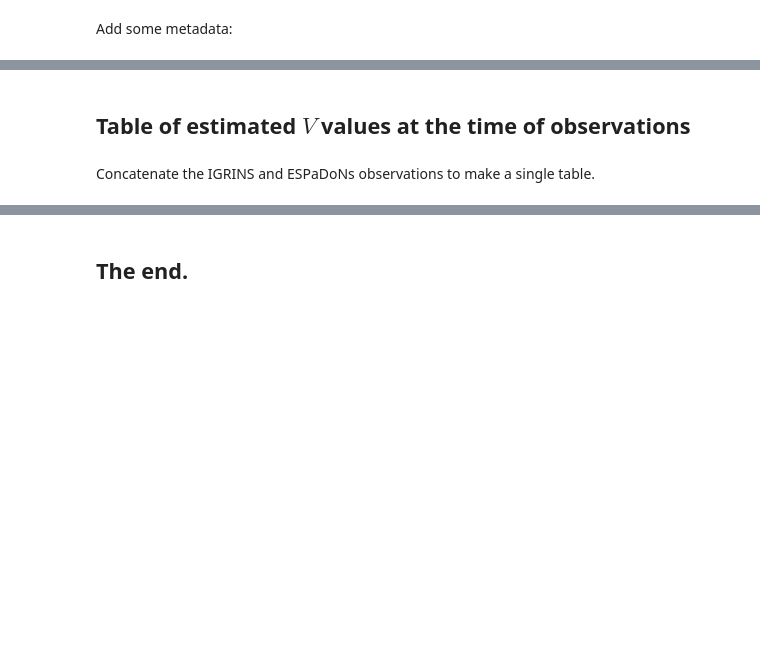
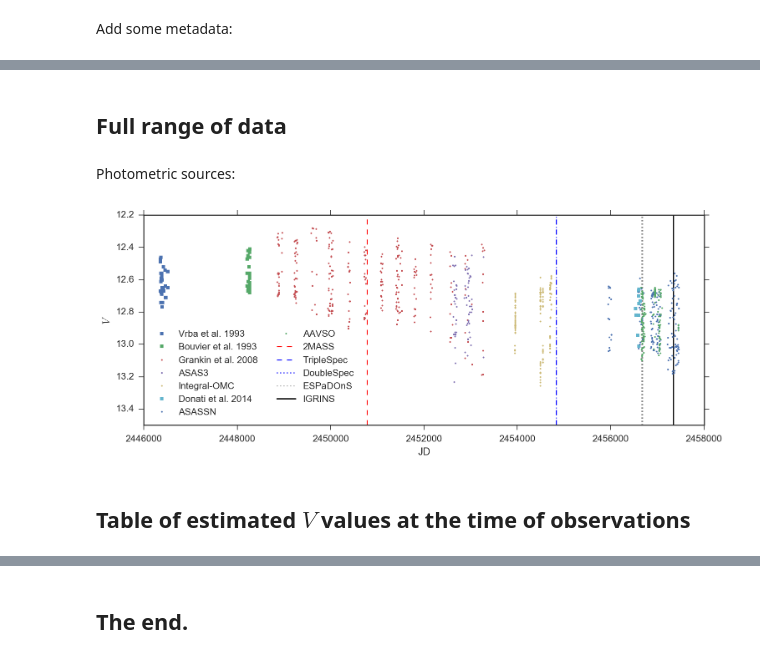
Before and after one commit to BrownDwarf/welter, a Jupyter notebook: notebooks/welter_issue018-09_compile_all_photometry.ipynb, the cells around one changed output, grey strips where cells are left out. Drawn from its saved outputs; the diff is of its cells as text; code cells hidden in the pictures; blank space fills up the shorter version.

```diff
--- a/notebooks/welter_issue018-09_compile_all_photometry.ipynb
+++ b/notebooks/welter_issue018-09_compile_all_photometry.ipynb
@@ -328,0 +383,8 @@ for i in range(22):
+# %%
+epoch_ls = pd.DataFrame(columns=['Instrument', 'color', 'linestyles'])
+
+epoch_ls = epoch_ls.append({"Instrument":'ESPaDOnS', "color":'gray', 'linestyles':'dotted'}, ignore_index=True)
+epoch_ls = epoch_ls.append({"Instrument":'IGRINS', "color":'black', 'linestyles':'solid'}, ignore_index=True)
+epoch_ls = epoch_ls.append({"Instrument":'2MASS', "color":'red', 'linestyles':'dashed'}, ignore_index=True)
+epoch_ls = epoch_ls.append({"Instrument":'DoubleSpec', "color":'blue', 'linestyles':'dotted'}, ignore_index=True)
+epoch_ls = epoch_ls.append({"Instrument":'TripleSpec', "color":'blue', 'linestyles':'dashed'}, ignore_index=True)
@@ -328,0 +393,2 @@ for i in range(22):
+# %%
+epochs = pd.merge(epochs, epoch_ls, on='Instrument')
@@ -685,2 +573,37 @@ this_P
+# %% [markdown]
+## Full range of data
+# %% [markdown]
+Photometric sources:
+# %%
+sources = ['Vrba et al. 1993', 'Bouvier et al. 1993','Grankin et al. 2008', 'ASAS3',
+           'Integral-OMC','Donati et al. 2014','ASASSN','AAVSO']
+# %%
+fmts = ['s', 's', '.', '.', '.', 's', '.', '.']
+# %%
+plt.figure(figsize=(12, 4.5))
+
+for source, fmt in zip(sources, fmts):
+    inds = master.source == source
+    plt.plot(master.JD_like[inds], master.Vmag[inds], fmt, ms=4,label=source)
+
+for i in range(len(epochs)):
+    label = epochs.Instrument[i]
+    if (label == 'ESPaDOnS') & (i!=6):
+        label=None
+    plt.vlines(epochs.JD_like[i], 13.5, 12.2, colors=epochs.color[i],
+               linestyles=epochs.linestyles[i], label = label)
+
+#plt.vlines(2446192.125000, 13.5, 12.2, colors='blue', linestyles='dashed')
+
+legend = plt.legend(loc='best', ncol=2)#, frameon=True, shadow=False, )
+plt.ylim(13.5, 12.2)
+
+plt.ylabel('$V$')
+plt.xlabel('JD')
+
+plt.xlim(2446000, 2458000)
+plt.savefig('../document/figures/LkCa4_phot1986-2016.pdf', bbox_inches='tight')
+# %% [output]
+[figure, added]
 # %% [markdown]
 ## Table of estimated $V$ values at the time of observations
@@ -703,2 +609,0 @@ espadons_obsdates = assign_season(espadons_obsdates)
-# %% [markdown]
-Concatenate the IGRINS and ESPaDoNs observations to make a single table.
```
Also changed, not shown: parts of 66 cells of this notebook, 1 other file.
